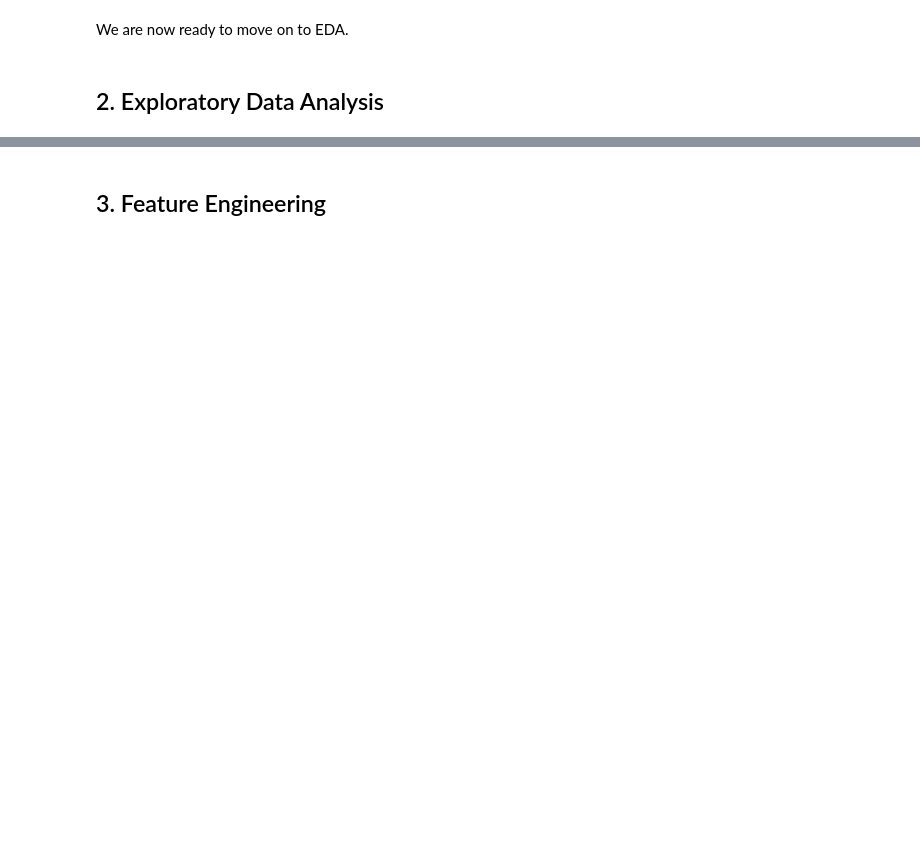
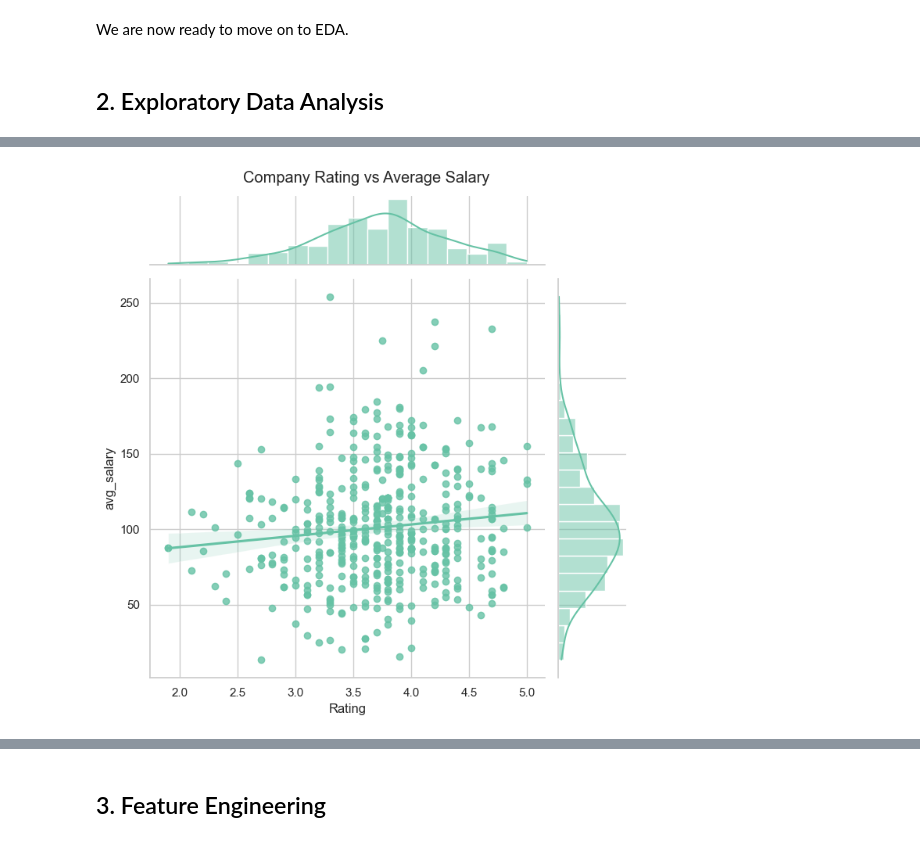
Before and after one commit to yassineerraji/Business-Data-Science-Project, a Jupyter notebook: notebook.ipynb, the cells around one changed output, grey strips where cells are left out. Cells and saved outputs as stored; diff of their text form; code cells hidden in the pictures; blank space fills up the shorter version.

```diff
--- a/notebook.ipynb
+++ b/notebook.ipynb
@@ -443,0 +449,11 @@ if corr_cols:
+# %%
+# =====================================================
+# 6. Relationship between Company Rating and Salary
+#    -> Measures whether higher-rated companies pay more
+# =====================================================
+
+sns.jointplot(data=df_clean, x="Rating", y="avg_salary", kind="reg", height=7)
+plt.suptitle("Company Rating vs Average Salary", y=1.02)
+plt.show()
+# %% [output]
+[figure, added]
```
Also changed, not shown: parts of 27 cells of this notebook.
